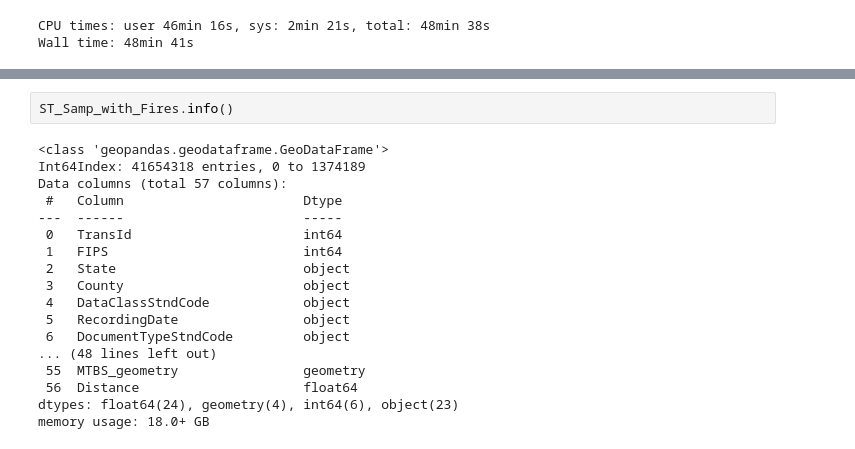
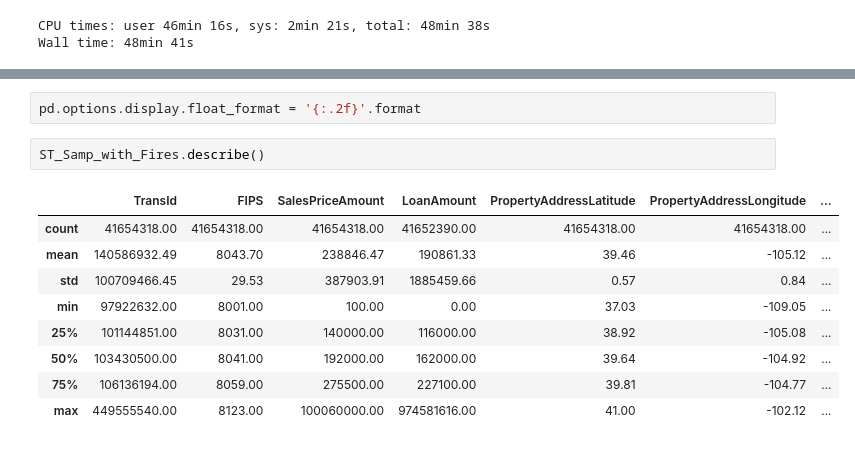
Before and after one commit to JoshOlsen/Wildfire, a Jupyter notebook: HedonicSetup.ipynb, the cells around one changed output, grey strips where cells are left out. Saved outputs shown, nothing was run; the diff lists cells and outputs as text.

```diff
--- a/HedonicSetup.ipynb
+++ b/HedonicSetup.ipynb
@@ -410,23 +278,17 @@ min      0.000000e+00
 75%      7.880748e+04
 max      9.999962e+04
 Name: Distance, dtype: float64
+# %%
+pd.options.display.float_format = '{:.2f}'.format
 # %%
-ST_Samp_with_Fires.info()
+ST_Samp_with_Fires.describe()
 # %% [output]
-<class 'geopandas.geodataframe.GeoDataFrame'>
-Int64Index: 41654318 entries, 0 to 1374189
-Data columns (total 57 columns):
- #   Column                       Dtype
----  ------                       -----
- 0   TransId                      int64
- 1   FIPS                         int64
- 2   State                        object
- 3   County                       object
- 4   DataClassStndCode            object
- 5   RecordingDate                object
- 6   DocumentTypeStndCode         object
-... (48 lines left out)
- 55  MTBS_geometry                geometry
- 56  Distance                     float64
-dtypes: float64(24), geometry(4), int64(6), object(23)
-memory usage: 18.0+ GB
+|  | TransId | FIPS | SalesPriceAmount | LoanAmount | PropertyAddressLatitude | PropertyAddressLongitude | ... |
+| count | 41654318.00 | 41654318.00 | 41654318.00 | 41652390.00 | 41654318.00 | 41654318.00 | ... |
+| mean | 140586932.49 | 8043.70 | 238846.47 | 190861.33 | 39.46 | -105.12 | ... |
+| std | 100709466.45 | 29.53 | 387903.91 | 1885459.66 | 0.57 | 0.84 | ... |
+| min | 97922632.00 | 8001.00 | 100.00 | 0.00 | 37.03 | -109.05 | ... |
+| 25% | 101144851.00 | 8031.00 | 140000.00 | 116000.00 | 38.92 | -105.08 | ... |
+| 50% | 103430500.00 | 8041.00 | 192000.00 | 162000.00 | 39.64 | -104.92 | ... |
+| 75% | 106136194.00 | 8059.00 | 275500.00 | 227100.00 | 39.81 | -104.77 | ... |
+| max | 449555540.00 | 8123.00 | 100060000.00 | 974581616.00 | 41.00 | -102.12 | ... |
```
Also changed, not shown: parts of 24 cells of this notebook.
